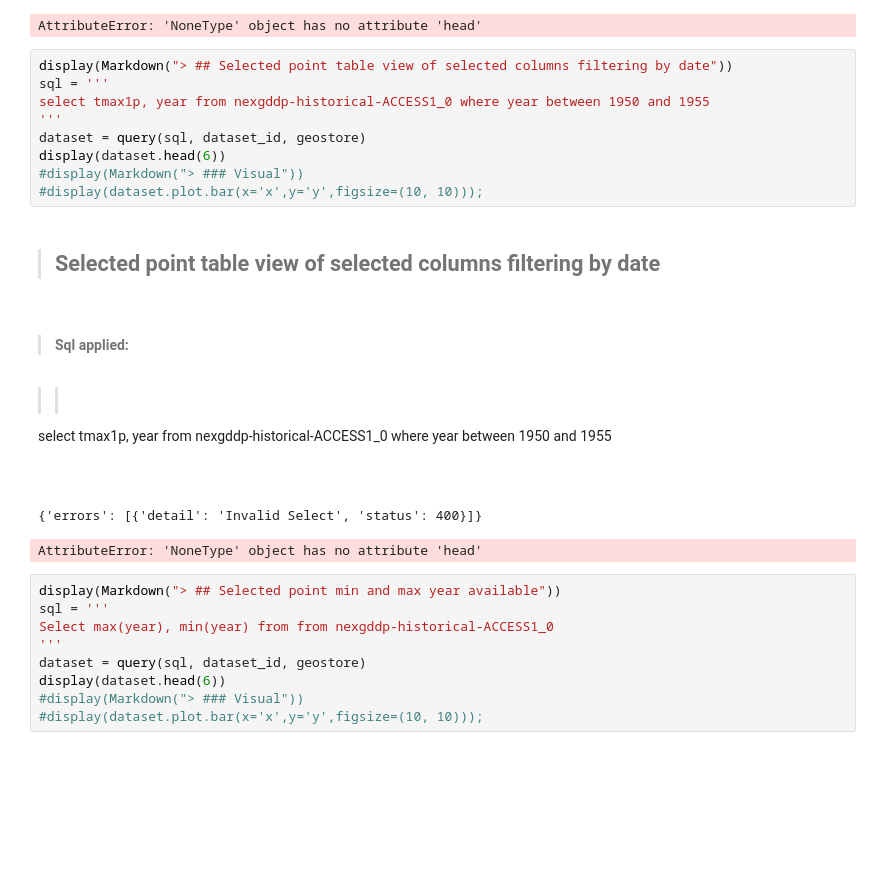
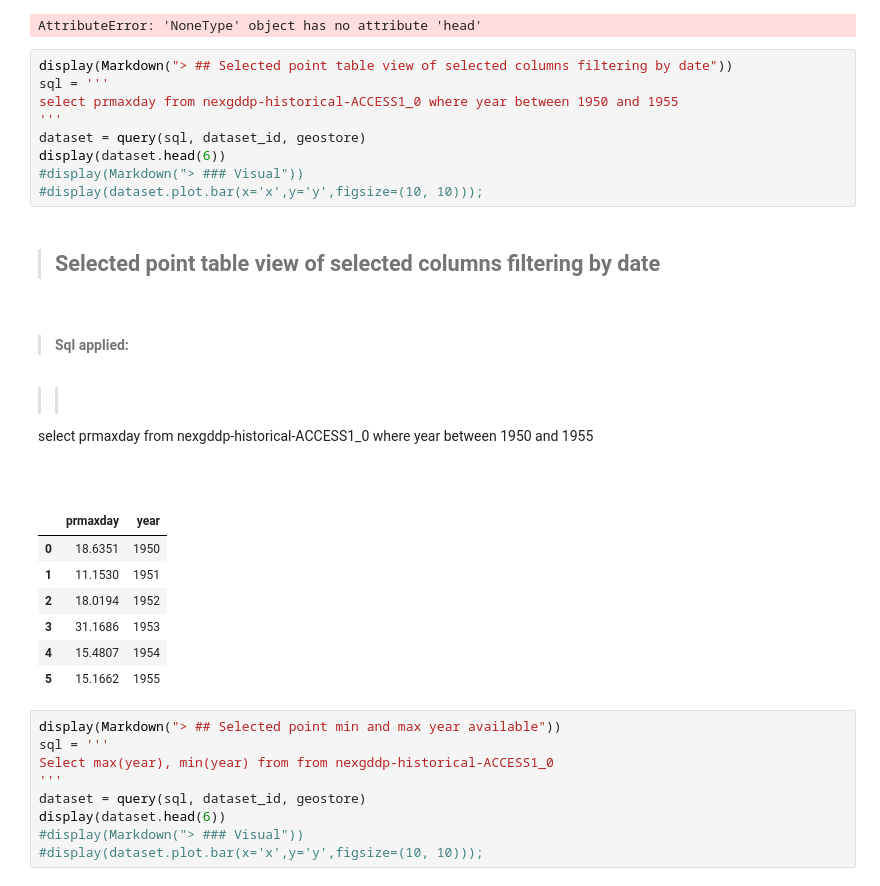
Before and after one commit to resource-watch/notebooks, a Jupyter notebook: ResourceWatch/Api_definition/NEXGDDP connector.ipynb, the cells around one changed output. Cells and saved outputs as stored; diff of their text form; blank space fills up the shorter version.

````diff
--- a/ResourceWatch/Api_definition/NEXGDDP connector.ipynb
+++ b/ResourceWatch/Api_definition/NEXGDDP connector.ipynb
@@ -217,20 +222,25 @@ AttributeError: 'NoneType' object has no attribute 'head'
 # %%
 display(Markdown("> ## Selected point table view of selected columns filtering by date"))
 sql = '''
-select tmax1p, year from nexgddp-historical-ACCESS1_0 where year between 1950 and 1955
+select prmaxday from nexgddp-historical-ACCESS1_0 where year between 1950 and 1955
 '''
 dataset = query(sql, dataset_id, geostore)
 display(dataset.head(6))
 #display(Markdown("> ### Visual"))
 #display(dataset.plot.bar(x='x',y='y',figsize=(10, 10)));
 # %% [output]
 > ## Selected point table view of selected columns filtering by date
 >#### Sql applied:
 >>```sql
-select tmax1p, year from nexgddp-historical-ACCESS1_0 where year between 1950 and 1955
+select prmaxday from nexgddp-historical-ACCESS1_0 where year between 1950 and 1955
   ```
-{'errors': [{'detail': 'Invalid Select', 'status': 400}]}
-AttributeError: 'NoneType' object has no attribute 'head'
+|  | prmaxday | year |
+| 0 | 18.6351 | 1950 |
+| 1 | 11.1530 | 1951 |
+| 2 | 18.0194 | 1952 |
+| 3 | 31.1686 | 1953 |
+| 4 | 15.4807 | 1954 |
+| 5 | 15.1662 | 1955 |
 # %%
 display(Markdown("> ## Selected point min and max year available"))
 sql = '''
````
Also changed, not shown: parts of 8 cells of this notebook.
